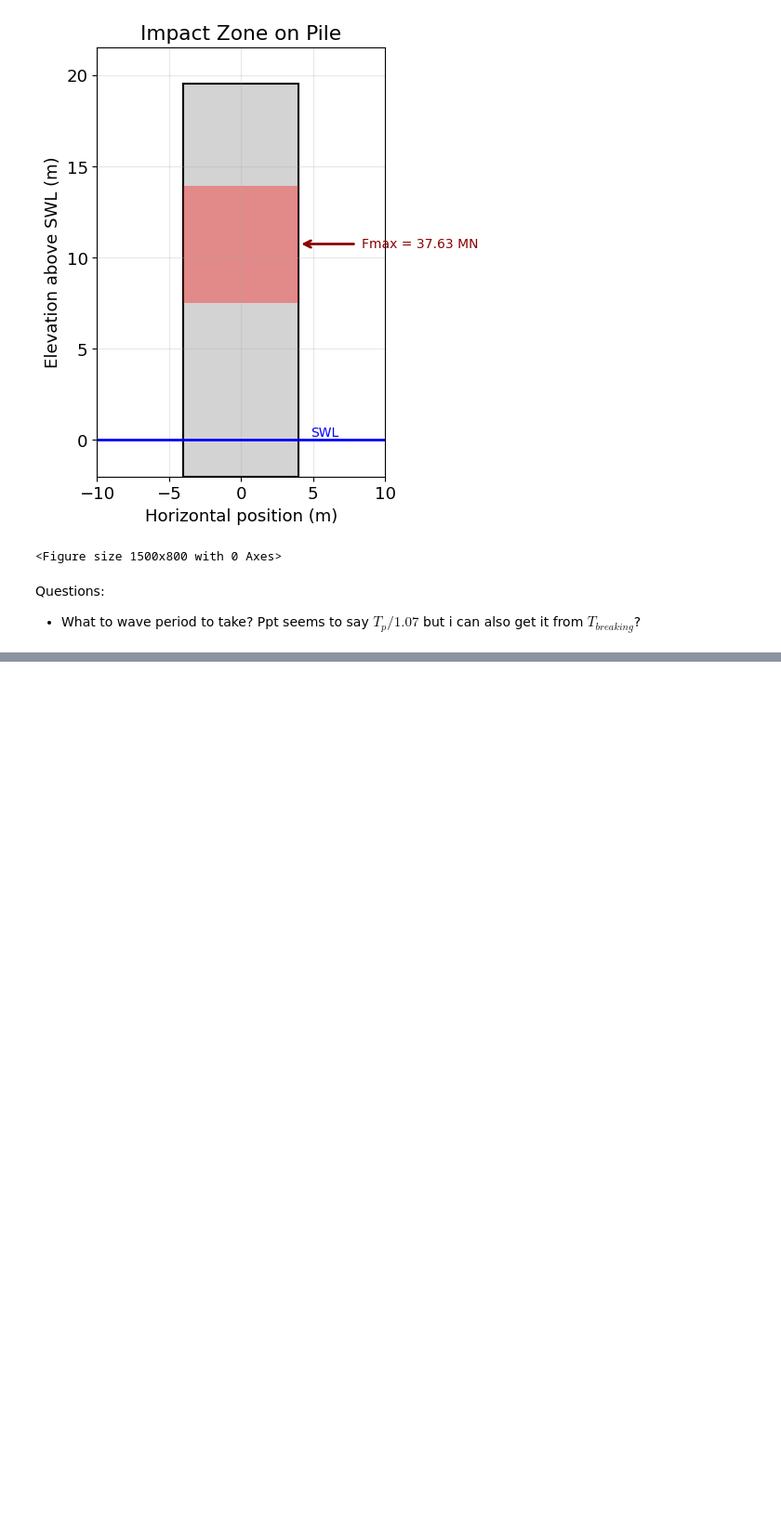
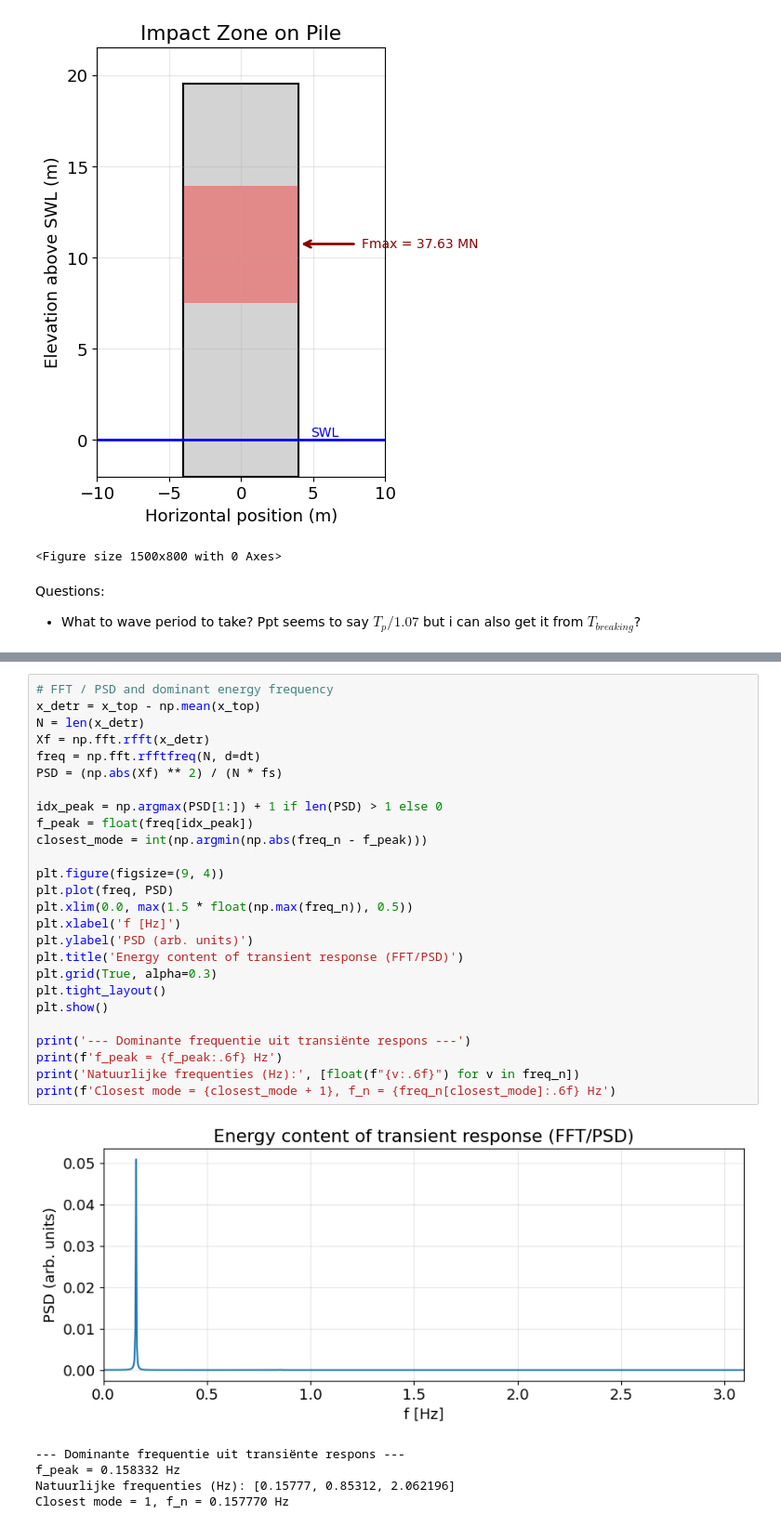
Before and after one commit to JulianEngel1999/FSI_Assignment_2, a Jupyter notebook: impulsive_wave_breaking.ipynb, the cells around one changed output, grey strips where cells are left out. Shown at 93% size. Drawn from its saved outputs; the diff is of its cells as text; blank space fills up the shorter version.

```diff
--- a/impulsive_wave_breaking.ipynb
+++ b/impulsive_wave_breaking.ipynb
@@ -349,0 +630,32 @@ Questions:
+# %%
+# FFT / PSD and dominant energy frequency
+x_detr = x_top - np.mean(x_top)
+N = len(x_detr)
+Xf = np.fft.rfft(x_detr)
+freq = np.fft.rfftfreq(N, d=dt)
+PSD = (np.abs(Xf) ** 2) / (N * fs)
+
+idx_peak = np.argmax(PSD[1:]) + 1 if len(PSD) > 1 else 0
+f_peak = float(freq[idx_peak])
+closest_mode = int(np.argmin(np.abs(freq_n - f_peak)))
+
+plt.figure(figsize=(9, 4))
+plt.plot(freq, PSD)
+plt.xlim(0.0, max(1.5 * float(np.max(freq_n)), 0.5))
+plt.xlabel('f [Hz]')
+plt.ylabel('PSD (arb. units)')
+plt.title('Energy content of transient response (FFT/PSD)')
+plt.grid(True, alpha=0.3)
+plt.tight_layout()
+plt.show()
+
+print('--- Dominante frequentie uit transiënte respons ---')
+print(f'f_peak = {f_peak:.6f} Hz')
+print('Natuurlijke frequenties (Hz):', [float(f"{v:.6f}") for v in freq_n])
+print(f'Closest mode = {closest_mode + 1}, f_n = {freq_n[closest_mode]:.6f} Hz')
+# %% [output]
+[figure, added]
+--- Dominante frequentie uit transiënte respons ---
+f_peak = 0.158332 Hz
+Natuurlijke frequenties (Hz): [0.15777, 0.85312, 2.062196]
+Closest mode = 1, f_n = 0.157770 Hz
```
Also changed, not shown: parts of 7 cells of this notebook, 2 other files.
